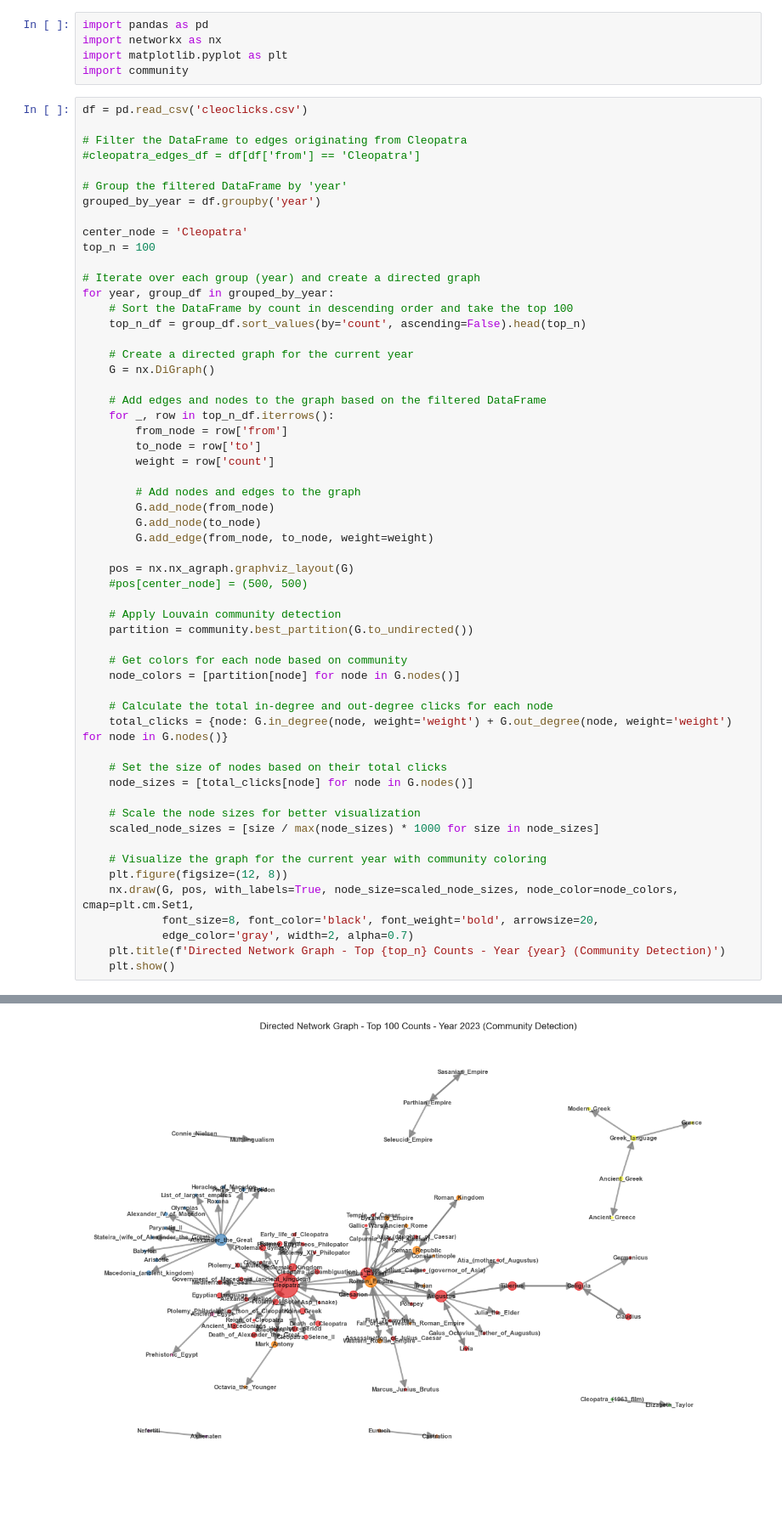
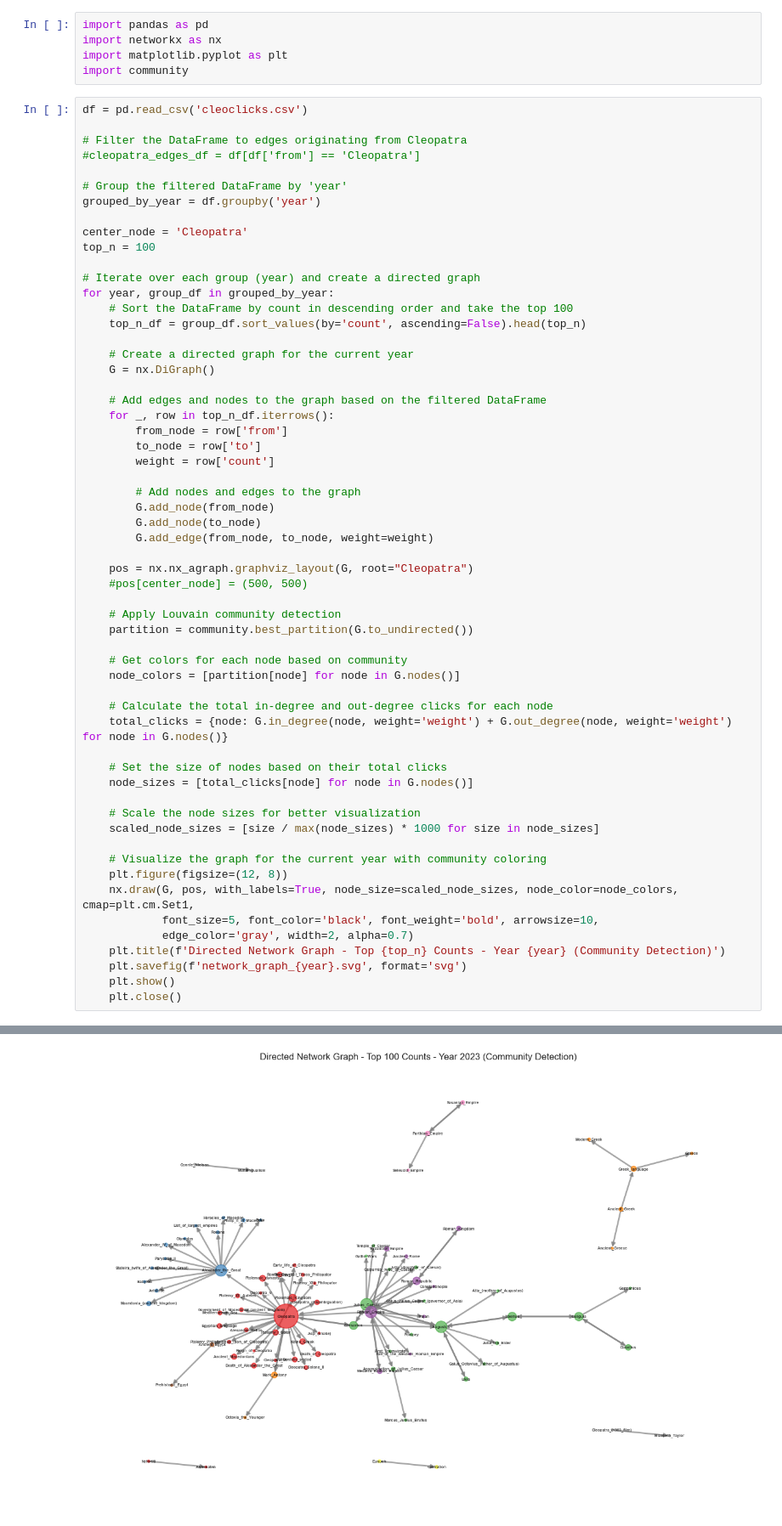
Before and after one commit to Petersmit27/managingbigdata-project, a Jupyter notebook: cleograph.ipynb, the cells around one changed output, grey strips where cells are left out. Shown at 85% size. Cells and saved outputs as stored; diff of their text form.

Commit message:
visualizations

```diff
--- a/cleograph.ipynb
+++ b/cleograph.ipynb
@@ -34,7 +34,7 @@ for year, group_df in grouped_by_year:
         G.add_node(to_node)
         G.add_edge(from_node, to_node, weight=weight)
 
-    pos = nx.nx_agraph.graphviz_layout(G)
+    pos = nx.nx_agraph.graphviz_layout(G, root="Cleopatra")
     #pos[center_node] = (500, 500)
 
     # Apply Louvain community detection
@@ -55,8 +55,10 @@ for year, group_df in grouped_by_year:
     # Visualize the graph for the current year with community coloring
     plt.figure(figsize=(12, 8))
     nx.draw(G, pos, with_labels=True, node_size=scaled_node_sizes, node_color=node_colors, cmap=plt.cm.Set1,
-            font_size=8, font_color='black', font_weight='bold', arrowsize=20,
+            font_size=5, font_color='black', font_weight='bold', arrowsize=10,
             edge_color='gray', width=2, alpha=0.7)
     plt.title(f'Directed Network Graph - Top {top_n} Counts - Year {year} (Community Detection)')
+    plt.savefig(f'network_graph_{year}.svg', format='svg')
     plt.show()
+    plt.close()
 # %% [output]
@@ -68 +70 @@ for year, group_df in grouped_by_year:
-[figure, old version]
+[figure, new version]
```
Also changed, not shown: parts of 1 cell of this notebook, 6 other files.
